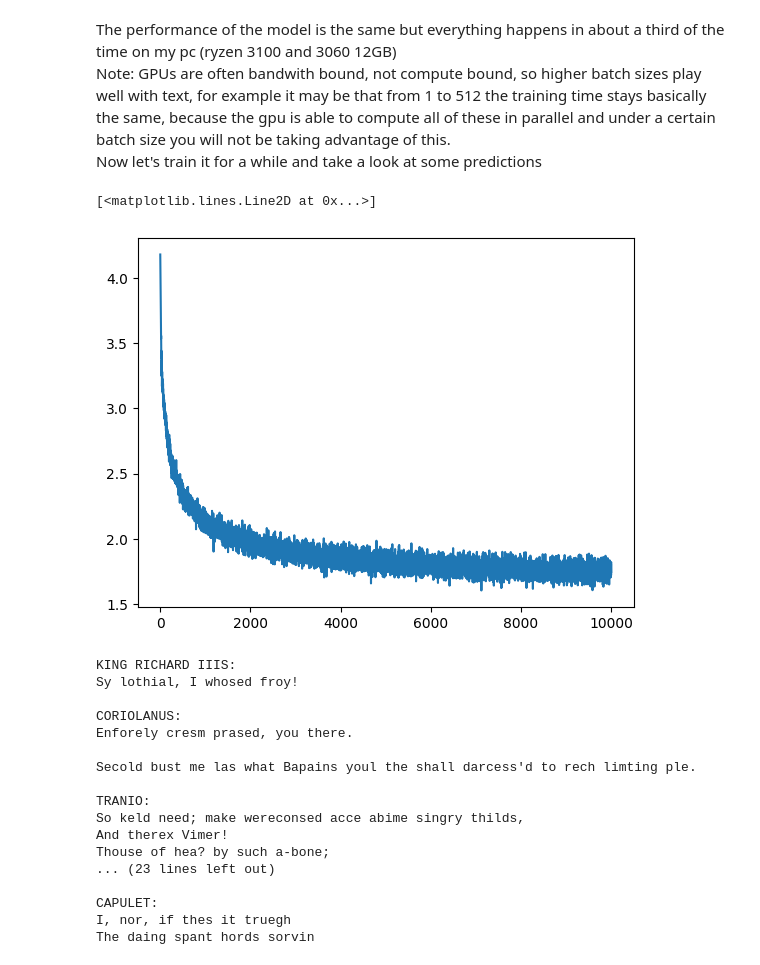
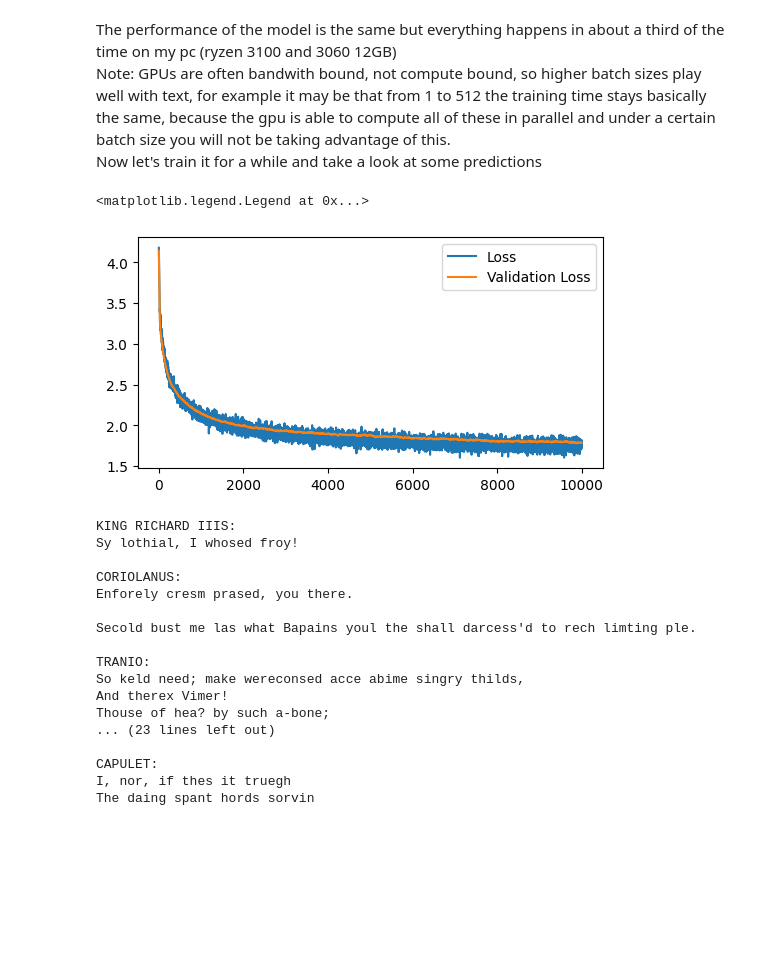
Before and after one commit to LucaM185/GPTs-from-scratch, a Jupyter notebook: 4 - PyTorch.ipynb, the cells around one changed output. Drawn from its saved outputs; the diff is of its cells as text; code cells hidden in the pictures; blank space fills up the shorter version.

```diff
--- a/4 - PyTorch.ipynb
+++ b/4 - PyTorch.ipynb
@@ -448,11 +446,14 @@ Epoch 9000 - Loss: 1.691
 The performance of the model is the same but everything happens in about a third of the time on my pc (ryzen 3100 and 3060 12GB) <br>
 Note: GPUs are often bandwith bound, not compute bound, so higher batch sizes play well with text, for example it may be that from 1 to 512 the training time stays basically the same, because the gpu is able to compute all of these in parallel and under a certain batch size you will not be taking advantage of this. <br>
 Now let's train it for a while and take a look at some predictions
-# %%
-plt.plot(lossi[:])
-# %% [output]
-[<matplotlib.lines.Line2D at 0x...>]
-[figure, removed]
+# %%
+plt.figure(figsize=(6, 3))
+plt.plot(lossi, label='Loss')
+plt.plot(vlossi, label='Validation Loss')
+plt.legend()
+# %% [output]
+<matplotlib.legend.Legend at 0x...>
+[figure, added]
 # %%
 string = "             \nKING RICHARD I"
 print(string, end="")
```
Also changed, not shown: parts of 5 cells of this notebook, 2 other files.
